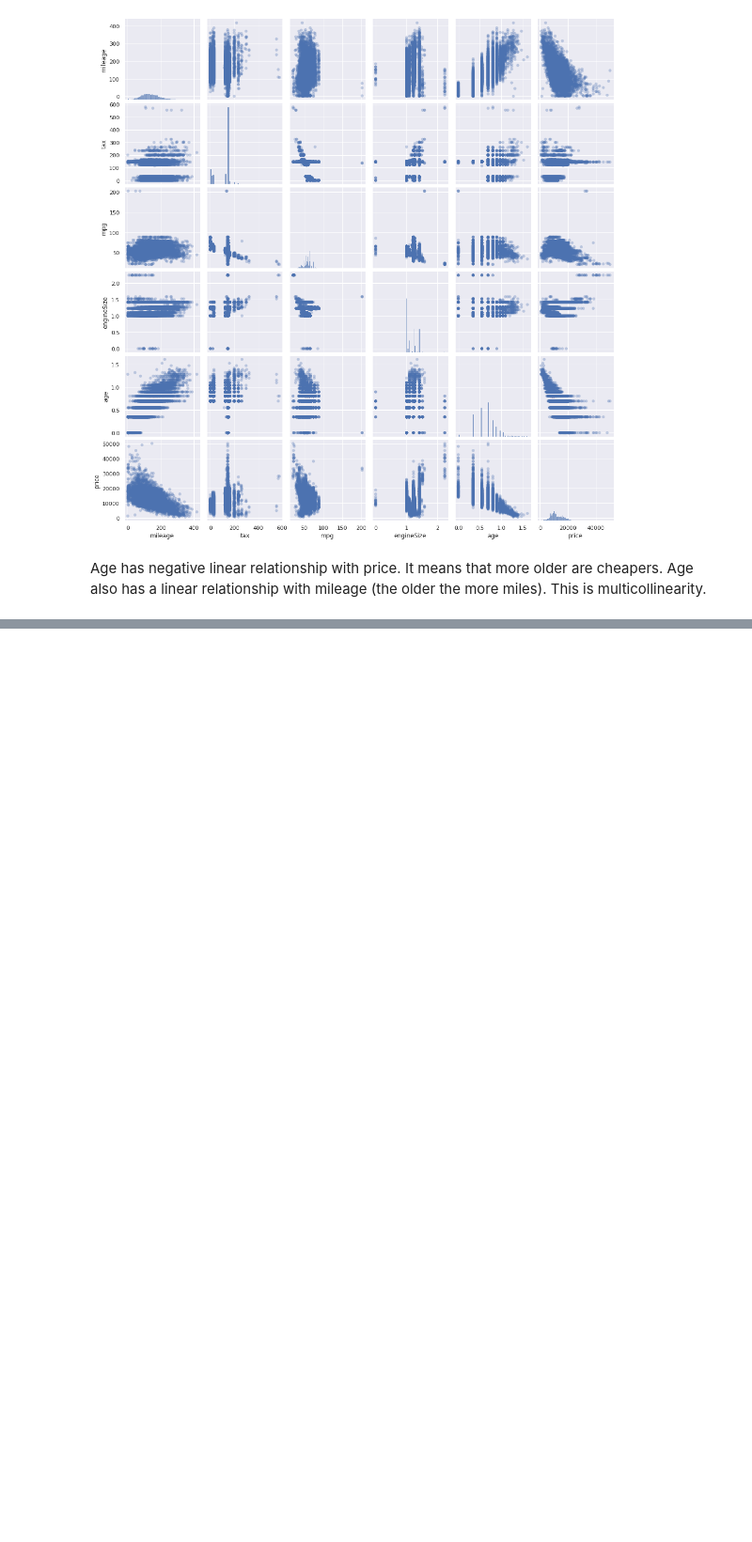
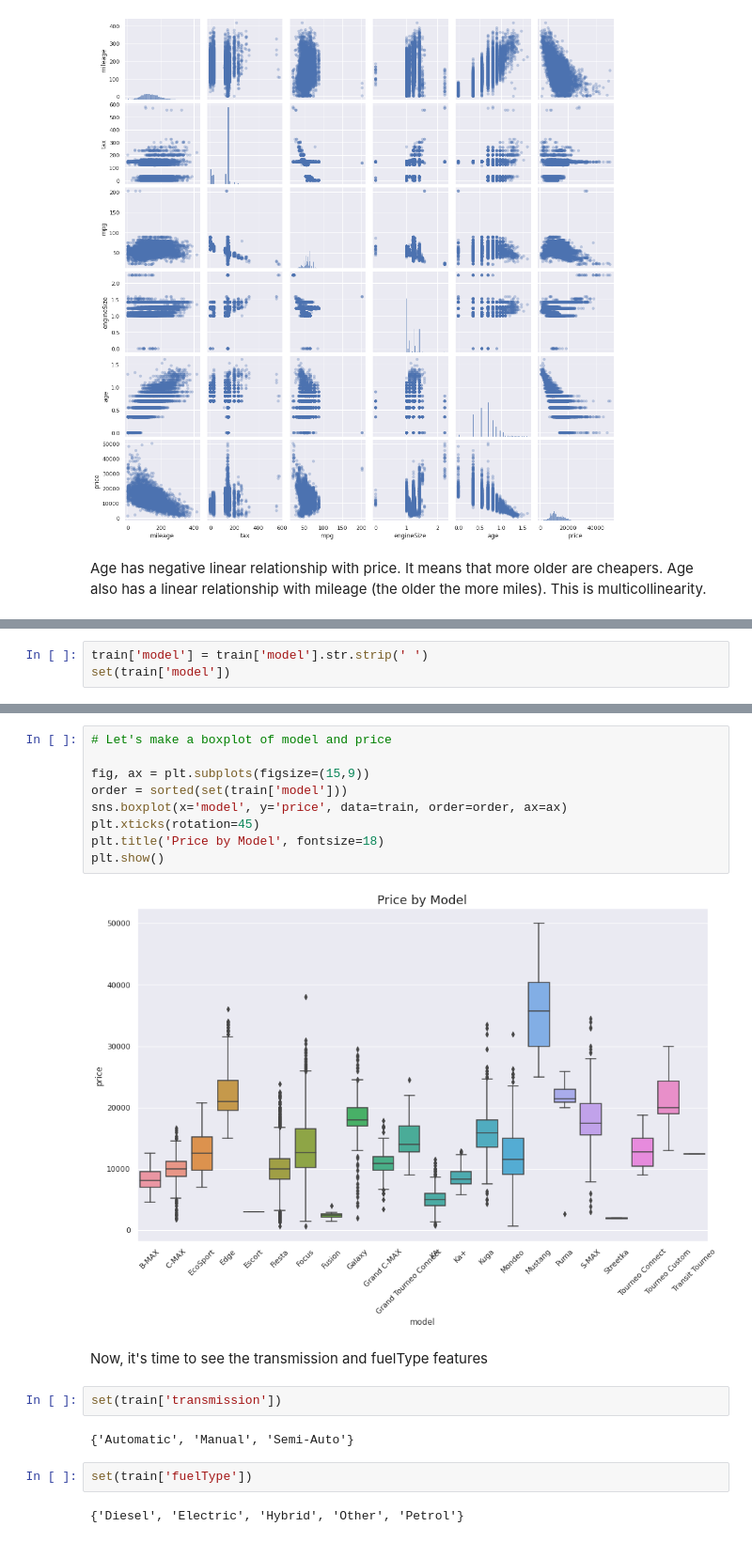
Before and after one commit to kston/ford_regression_regularization, a Jupyter notebook: Ford_Dataset_Linear_Regr_and_Regul.ipynb, the cells around one changed output, grey strips where cells are left out. Shown at 94% size. Drawn from its saved outputs; the diff is of its cells as text; blank space fills up the shorter version.

```diff
--- a/Ford_Dataset_Linear_Regr_and_Regul.ipynb
+++ b/Ford_Dataset_Linear_Regr_and_Regul.ipynb
@@ -328,0 +399,3 @@ Age also has a linear relationship with mileage (the older the more miles). This
+# %%
+train['model'] = train['model'].str.strip(' ')
+set(train['model'])
@@ -328,0 +420,21 @@ Age also has a linear relationship with mileage (the older the more miles). This
+# %%
+# Let's make a boxplot of model and price
+
+fig, ax = plt.subplots(figsize=(15,9))
+order = sorted(set(train['model']))
+sns.boxplot(x='model', y='price', data=train, order=order, ax=ax)
+plt.xticks(rotation=45)
+plt.title('Price by Model', fontsize=18)
+plt.show()
+# %% [output]
+[figure, added]
+# %% [markdown]
+Now, it's time to see the transmission and fuelType features
+# %%
+set(train['transmission'])
+# %% [output]
+{'Automatic', 'Manual', 'Semi-Auto'}
+# %%
+set(train['fuelType'])
+# %% [output]
+{'Diesel', 'Electric', 'Hybrid', 'Other', 'Petrol'}
```
Also changed, not shown: parts of 20 cells of this notebook.
